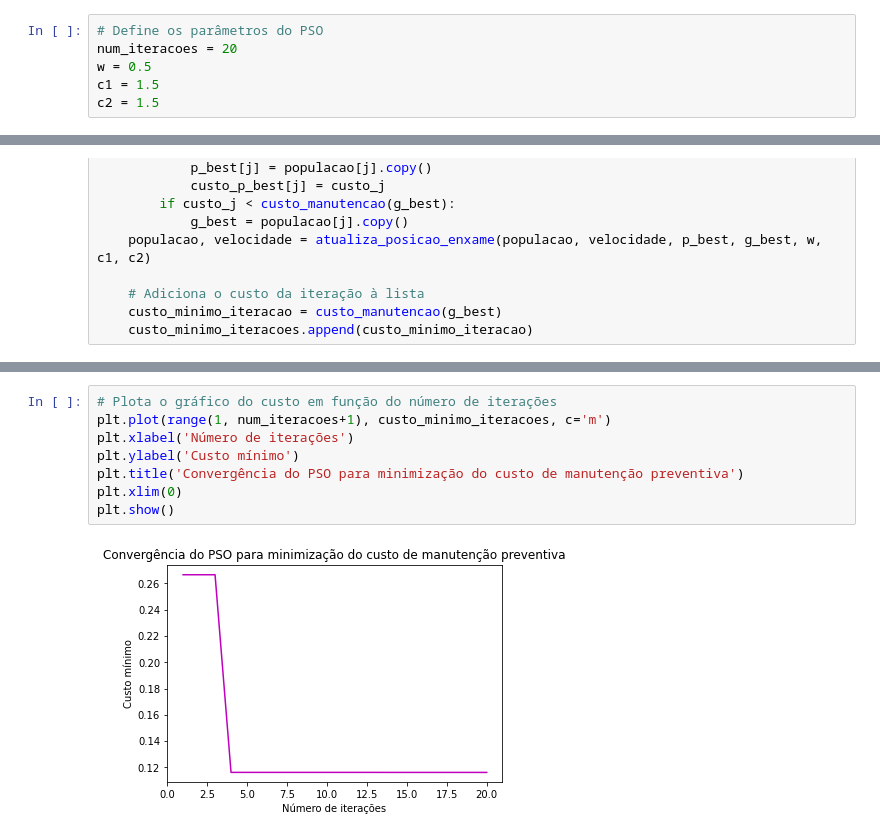
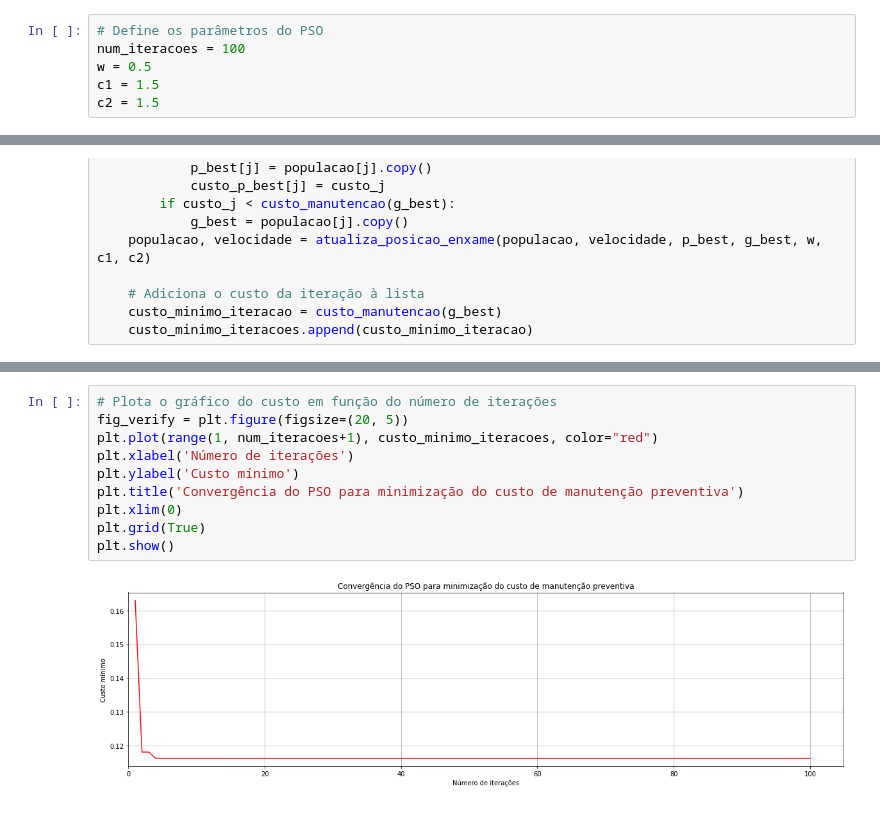
Before and after one commit to uervitonsantos/Algoritmo-PSO-para-otimiza-o-de-custo-de-manuten-o-preventiva, a Jupyter notebook: Algoritmo_PSO_para_otimiza_o_de_custo_de_manuten_o_preventiva_v3.ipynb, the cells around one changed output, grey strips where cells are left out. Cells and saved outputs as stored; diff of their text form.

```diff
--- a/Algoritmo_PSO_para_otimiza_o_de_custo_de_manuten_o_preventiva_v3.ipynb
+++ b/Algoritmo_PSO_para_otimiza_o_de_custo_de_manuten_o_preventiva_v3.ipynb
@@ -67,7 +63,7 @@ def atualiza_posicao_enxame(x, v, p_best, g_best, w, c1, c2):
     return x, v
 # %%
 # Define os parâmetros do PSO
-num_iteracoes = 20
+num_iteracoes = 100
 w = 0.5
 c1 = 1.5
 c2 = 1.5
@@ -111,10 +107,12 @@ Custo mínimo encontrado: 0.11618160849134233
 # %%
 # Plota o gráfico do custo em função do número de iterações
-plt.plot(range(1, num_iteracoes+1), custo_minimo_iteracoes, c='m')
+fig_verify = plt.figure(figsize=(20, 5))
+plt.plot(range(1, num_iteracoes+1), custo_minimo_iteracoes, color="red")
 plt.xlabel('Número de iterações')
 plt.ylabel('Custo mínimo')
 plt.title('Convergência do PSO para minimização do custo de manutenção preventiva')
 plt.xlim(0)
+plt.grid(True)
 plt.show()
 # %% [output]
-[figure, old version]
+[figure, new version]
```
Also changed, not shown: parts of 5 cells of this notebook.
